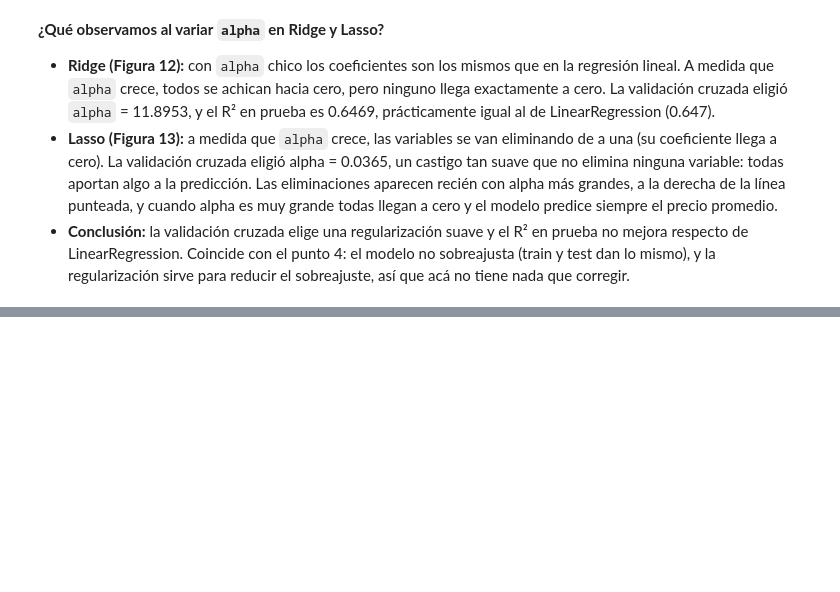
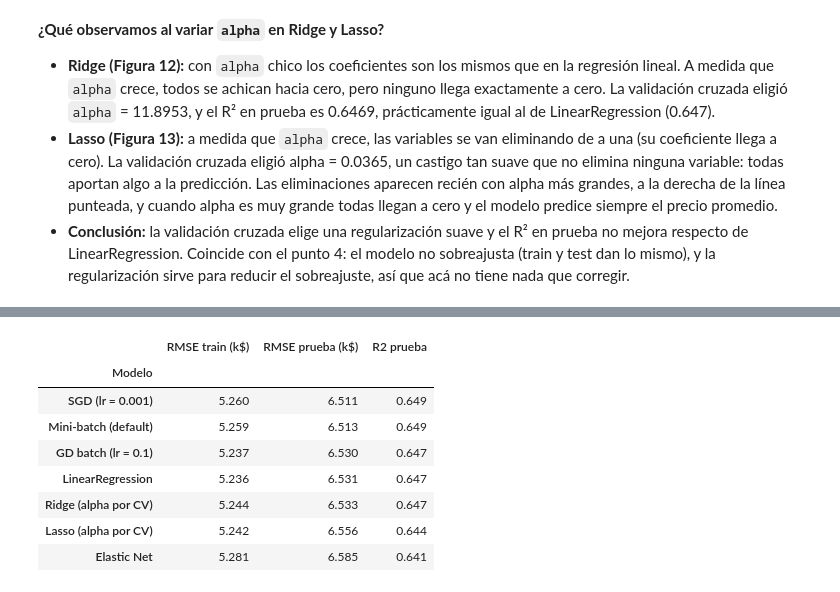
Before and after one commit to sebastianbtmo/TP_AA1_Beltramo_Capisano_Dottavio, a Jupyter notebook: TP_1/TP-regresion-AA1.ipynb, the cells around one changed output, grey strips where cells are left out. Cells and saved outputs as stored; diff of their text form; code cells hidden in the pictures; blank space fills up the shorter version.

```diff
--- a/TP_1/TP-regresion-AA1.ipynb
+++ b/TP_1/TP-regresion-AA1.ipynb
@@ -596,0 +601,35 @@ Variables eliminadas (coeficiente = 0): []
+# %%
+# Tabla comparativa: RMSE en train y en prueba, y R2 en prueba de cada modelo
+# (para gradiente descendente la predicción es W[0] + x @ W[1:], igual que en el punto 4)
+modelos = {
+    'LinearRegression':     (pipeline.predict(x_train), pipeline.predict(x_test)),
+    'GD batch (lr = 0.1)':  (W_gd_opt[0] + np.matmul(x_train_std, W_gd_opt[1:]), W_gd_opt[0] + np.matmul(x_test_std, W_gd_opt[1:])),
+    'SGD (lr = 0.001)':     (W_sgd_opt[0] + np.matmul(x_train_std, W_sgd_opt[1:]), W_sgd_opt[0] + np.matmul(x_test_std, W_sgd_opt[1:])),
+    'Mini-batch (default)': (W_mb[0] + np.matmul(x_train_std, W_mb[1:]), W_mb[0] + np.matmul(x_test_std, W_mb[1:])),
+    'Ridge (alpha por CV)': (ridge_cv.predict(x_train_std), ridge_cv.predict(x_test_std)),
+    'Lasso (alpha por CV)': (lasso_cv.predict(x_train_std), lasso_cv.predict(x_test_std)),
+    'Elastic Net':          (modelo_enet.predict(x_train_std), modelo_enet.predict(x_test_std)),
+}
+
+filas = []
+for nombre, (pred_train, pred_test) in modelos.items():
+    pred_train = np.ravel(pred_train)   # las predicciones de gradiente vienen como columna
+    pred_test = np.ravel(pred_test)
+    filas.append({
+        'Modelo': nombre,
+        'RMSE train (k$)': np.sqrt(np.mean((y_train - pred_train) ** 2)),
+        'RMSE prueba (k$)': np.sqrt(np.mean((y_test - pred_test) ** 2)),
+        'R2 prueba': r2_score(y_test, pred_test),
+    })
+
+pd.DataFrame(filas).set_index('Modelo').sort_values('RMSE prueba (k$)').round(3)
+# %% [output]
+|  | RMSE train (k$) | RMSE prueba (k$) | R2 prueba |
+| Modelo |  |  |  |
+| SGD (lr = 0.001) | 5.260 | 6.511 | 0.649 |
+| Mini-batch (default) | 5.259 | 6.513 | 0.649 |
+| GD batch (lr = 0.1) | 5.237 | 6.530 | 0.647 |
+| LinearRegression | 5.236 | 6.531 | 0.647 |
+| Ridge (alpha por CV) | 5.244 | 6.533 | 0.647 |
+| Lasso (alpha por CV) | 5.242 | 6.556 | 0.644 |
+| Elastic Net | 5.281 | 6.585 | 0.641 |
```
Also changed, not shown: parts of 7 cells of this notebook.
